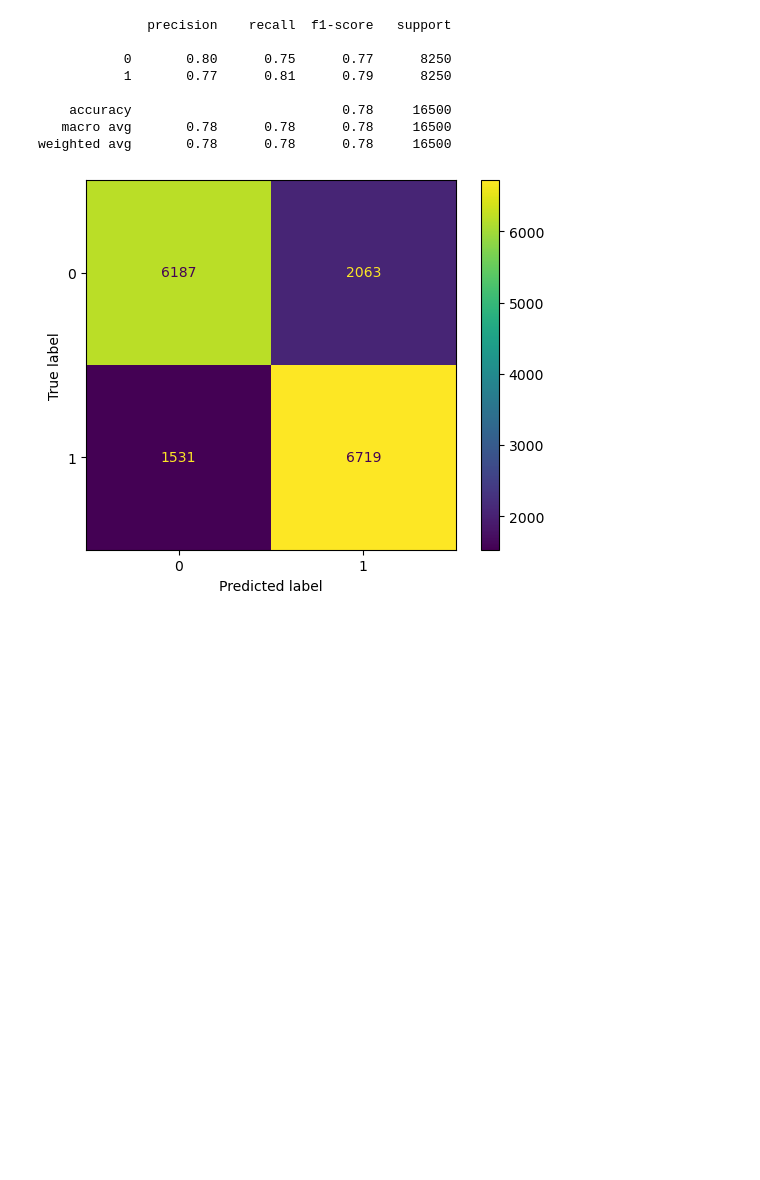
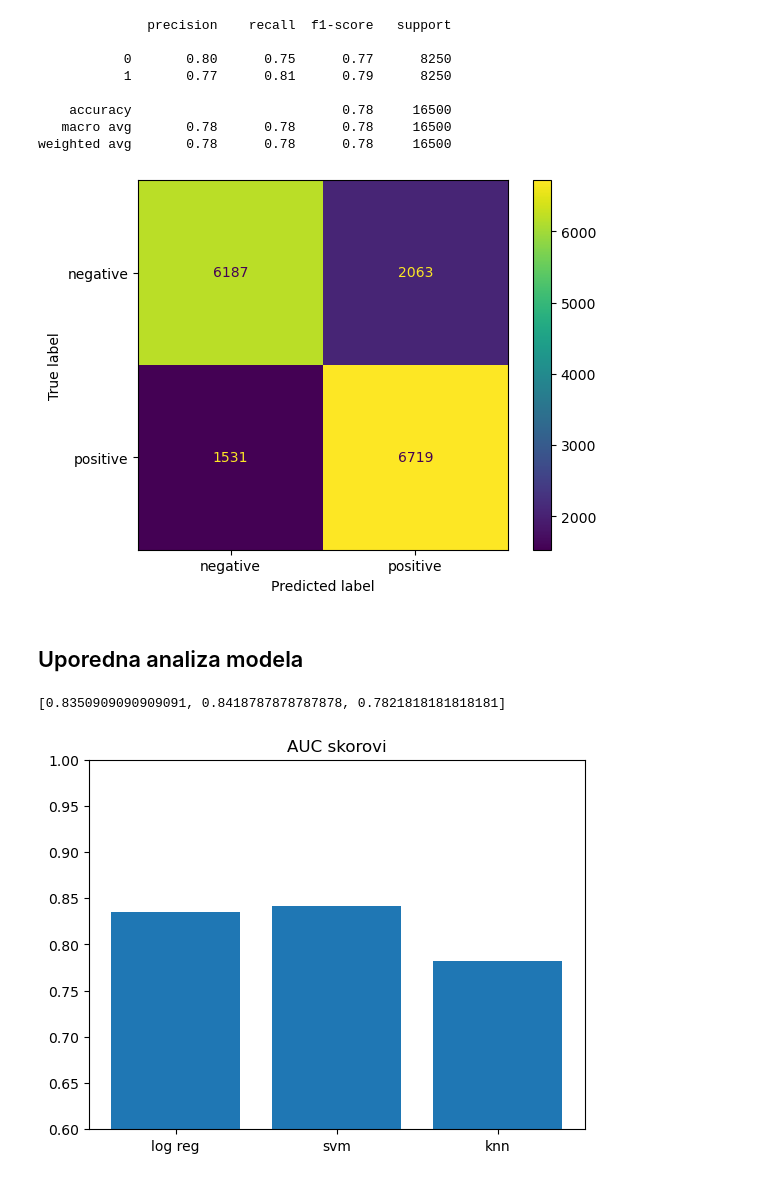
Before and after one commit to PavleSavic/ML_project2023, a Jupyter notebook: 02_Vektorizacija_Modeli.ipynb, the cells around one changed output. Cells and saved outputs as stored; diff of their text form; code cells hidden in the pictures; blank space fills up the shorter version.

```diff
--- a/02_Vektorizacija_Modeli.ipynb
+++ b/02_Vektorizacija_Modeli.ipynb
@@ -459,4 +471,9 @@ plt.show()
 # %%
 # ne mogu se izracunati za nelinarni kernel
 # final_svm.model.coef_
+# %%
+# cuvanje modela:
+model_filename = 'models/svm.model'
+with open(model_filename, 'wb') as pickle_file:
+    pickle.dump(final_svm_model, pickle_file)
 # %% [markdown]
@@ -550,8 +567,45 @@ print(metrics.classification_report(y_test, y_test_predicted))
 weighted avg       0.78      0.78      0.78     16500
 # %%
 confusion_matrix = metrics.confusion_matrix(y_test, y_test_predicted)
-cm_display = metrics.ConfusionMatrixDisplay(confusion_matrix = confusion_matrix)
+cm_display = metrics.ConfusionMatrixDisplay(confusion_matrix = confusion_matrix, display_labels=['negative', 'positive'])
 cm_display.plot()
 plt.show()
 # %% [output]
-[figure, old version]
+[figure, new version]
+# %%
+# cuvanje modela:
+model_filename = 'models/knn.model'
+with open(model_filename, 'wb') as pickle_file:
+    pickle.dump(final_knn_model, pickle_file)
+# %% [markdown]
+## Uporedna analiza modela
+# %%
+# ucitavanje vektorizatora i modela
+vectorizer_filename = 'vectorizers/tf_idf.vect'
+with open(vectorizer_filename, 'rb') as pickle_file:
+    td_idf_vectorizer = pickle.load(pickle_file)
+
+lr_filename = 'models/log_reg.model'
+with open(lr_filename, 'rb') as pickle_file:
+    lr_model = pickle.load(pickle_file)
+
+svm_filename = 'models/svm.model'
+with open(svm_filename, 'rb') as pickle_file:
+    svm_model = pickle.load(pickle_file)
+
+knn_filename = 'models/knn.model'
+with open(knn_filename, 'rb') as pickle_file:
+    knn_model = pickle.load(pickle_file)
+# %%
+X_test_vec = td_idf_vectorizer.transform(X_test)
+models = [lr_model, svm_model, knn_model]
+roc_auc_scores = [metrics.roc_auc_score(y_test, model.predict(X_test_vec)) for model in models]
+# %% [output]
+[0.8350909090909091, 0.8418787878787878, 0.7821818181818181]
+# %%
+plt.title('AUC skorovi')
+plt.bar(['log reg', 'svm', 'knn'], roc_auc_scores)
+plt.ylim([0.6, 1])
+plt.show()
+# %% [output]
+[figure, added]
```
Also changed, not shown: parts of 22 cells of this notebook, 5 other files.
